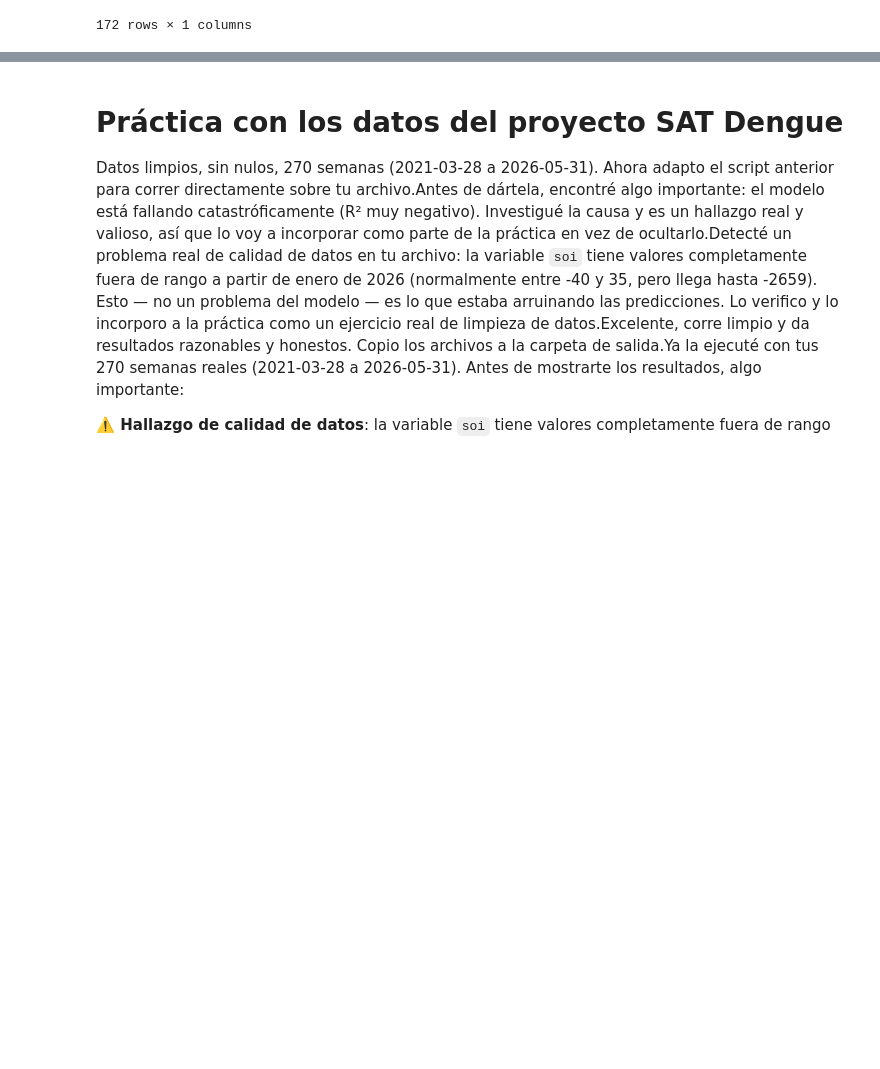
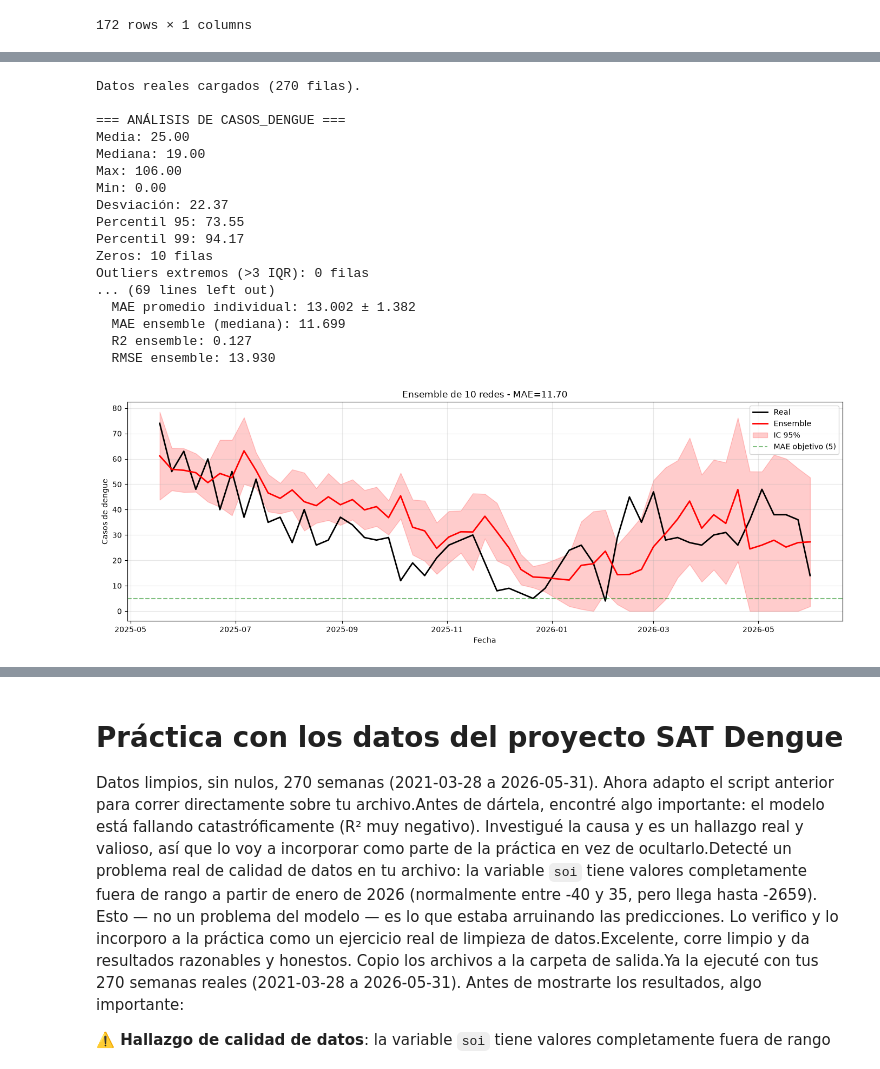
Before and after one commit to marco-canas/machine_learning_idalina, a Jupyter notebook: 6_redes_neuronales/1_scripts/redes_2_pag_317.ipynb, the cells around one changed output, grey strips where cells are left out. Cells and saved outputs as stored; diff of their text form; code cells hidden in the pictures; blank space fills up the shorter version.

```diff
--- a/6_redes_neuronales/1_scripts/redes_2_pag_317.ipynb
+++ b/6_redes_neuronales/1_scripts/redes_2_pag_317.ipynb
@@ -726,0 +352,74 @@ Gráfica guardada como 'dengue_real_vs_predicho.png'
+# %%
+import warnings
+warnings.filterwarnings("ignore")
+import numpy as np
+import pandas as pd
+import matplotlib.pyplot as plt
+from sklearn.neural_network import MLPRegressor
+from sklearn.preprocessing import RobustScaler, QuantileTransformer
+from sklearn.metrics import mean_absolute_error, mean_squared_error, r2_score
+from sklearn.model_selection import TimeSeriesSplit, GridSearchCV
+from sklearn.inspection import permutation_importance
+from sklearn.ensemble import RandomForestRegressor
+from sklearn.linear_model import Ridge
+import scipy.stats as stats
+
+# ============================================================
+# 0. CARGA DE DATOS
+# ============================================================
+RUTA_excel = r"C:\Users\marco\Documentos\investigacion\machine_learning_idalina\6_redes_neuronales\2_datos\1_raw\2_meteo_epi_2021-2026_1_rezagos.xlsx"
+N_LAGS = 12
+
+VARIABLES_BASE = [
+    "temp", "temp_max", "temp_min", "hum_esp", "hum_rel",
+    "prec", "dias_lluvia", "vel_vi", "vel_vi_max", "vel_vi_min",
+    "soi", "sst",
+]
+
+def cargar_datos():
+    df = pd.read_excel(RUTA_excel, parse_dates=["fecha"])
+    print(f"Datos reales cargados ({len(df)} filas).")
+    return df.sort_values("fecha").reset_index(drop=True)
+
+df = cargar_datos()
+
+# ============================================================
+# 1. ANÁLISIS EXPLORATORIO DE LA VARIABLE OBJETIVO
+# ============================================================
+print("\n=== ANÁLISIS DE CASOS_DENGUE ===")
+print(f"Media: {df['casos_dengue'].mean():.2f}")
+print(f"Mediana: {df['casos_dengue'].median():.2f}")
+print(f"Max: {df['casos_dengue'].max():.2f}")
+print(f"Min: {df['casos_dengue'].min():.2f}")
+print(f"Desviación: {df['casos_dengue'].std():.2f}")
+print(f"Percentil 95: {df['casos_dengue'].quantile(0.95):.2f}")
+print(f"Percentil 99: {df['casos_dengue'].quantile(0.99):.2f}")
+print(f"Zeros: {(df['casos_dengue'] == 0).sum()} filas")
+
+# Ver outliers
+q1 = df['casos_dengue'].quantile(0.25)
+q3 = df['casos_dengue'].quantile(0.75)
+iqr = q3 - q1
+outliers = df[(df['casos_dengue'] > q3 + 3*iqr) | (df['casos_dengue'] < q1 - 3*iqr)]
+print(f"Outliers extremos (>3 IQR): {len(outliers)} filas")
+if len(outliers) > 0:
+    print("Valores outliers:", outliers['casos_dengue'].tolist())
+# %% [output]
+Datos reales cargados (270 filas).
+
+=== ANÁLISIS DE CASOS_DENGUE ===
+Media: 25.00
+Mediana: 19.00
+Max: 106.00
+Min: 0.00
+Desviación: 22.37
+Percentil 95: 73.55
+Percentil 99: 94.17
+Zeros: 10 filas
+Outliers extremos (>3 IQR): 0 filas
+... (69 lines left out)
+  MAE promedio individual: 13.002 ± 1.382
+  MAE ensemble (mediana): 11.699
+  R2 ensemble: 0.127
+  RMSE ensemble: 13.930
+[figure, added]
```
Also changed, not shown: parts of 49 cells of this notebook, 33 other files.
